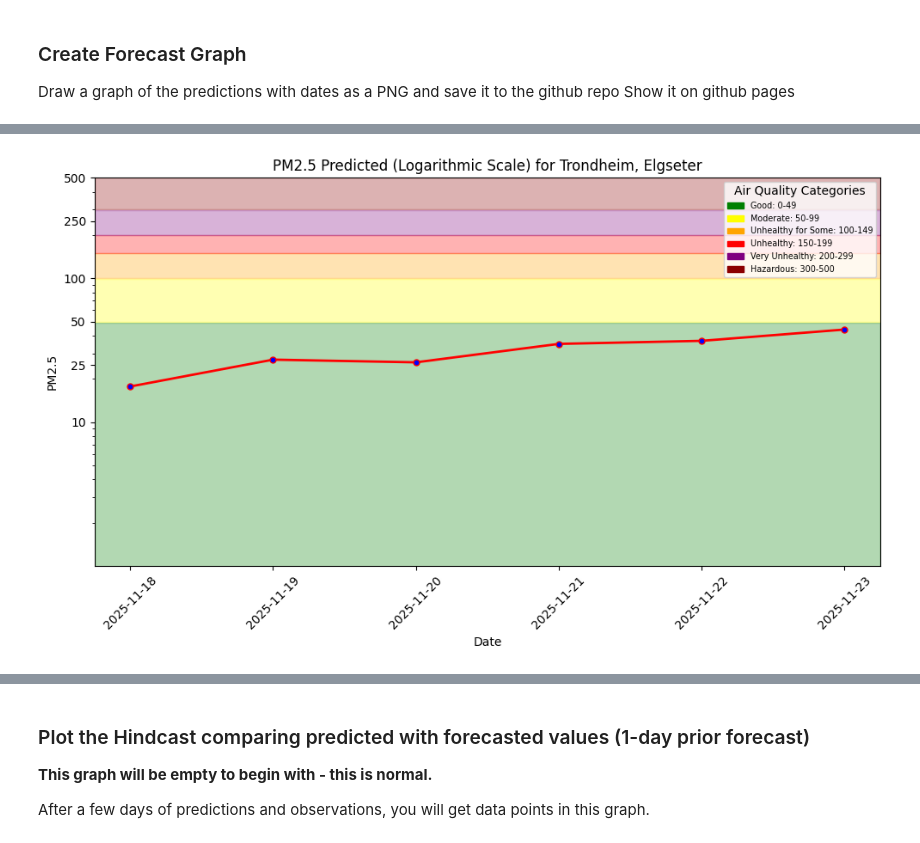
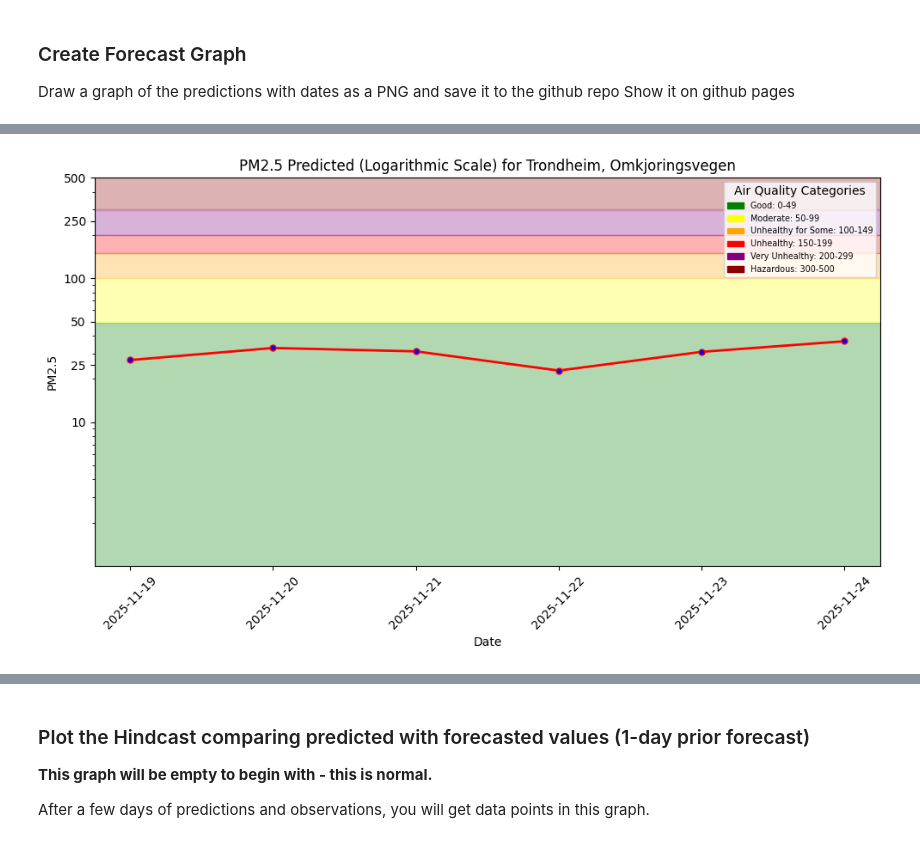
Before and after one commit to robertbroman/mlfs-book, a Jupyter notebook: notebooks/airquality/4_air_quality_batch_inference.ipynb, the cells around one changed output, grey strips where cells are left out. Cells and saved outputs as stored; diff of their text form; code cells hidden in the pictures.

```diff
--- a/notebooks/airquality/4_air_quality_batch_inference.ipynb
+++ b/notebooks/airquality/4_air_quality_batch_inference.ipynb
@@ -76,8 +76,28 @@ fs = project.get_feature_store()
 
 secrets = hopsworks.get_secrets_api()
 location_str = secrets.get_secret("SENSOR_LOCATION_JSON").value
-location = json.loads(location_str)
-country=location['country']
-city=location['city']
-street=location['street']
+#location = json.loads(location_str)
+#country=location['country']
+#city=location['city']
+#street=location['street']
+
+#Read location from locations.json file to initialize variables
+with open(f"{root_dir}\\notebooks\\airquality\\locations.json") as f:
+    locations = json.load(f)
+location = locations[1]
+
+aqicn_url = location["aqicn_url"]
+country = location["country"]
+city = location["city"]
+street = location["street"]
+
+# Read location from github actions environment variables if available
+if os.environ.get("AQICN_URL"):
+    aqicn_url = os.environ.get("AQICN_URL")
+if os.environ.get("CITY"):
+    city = os.environ.get("CITY")
+if os.environ.get("STREET"):
+    street = os.environ.get("STREET")
+if os.environ.get("COUNTRY"):
+    country = os.environ.get("COUNTRY")
 # %% [output]
@@ -94,8 +116,8 @@ Logged in to project, explore it here https://c.app.hopsworks.ai:443/p/1286331
 mr = project.get_model_registry()
 
 retrieved_model = mr.get_model(
-    name="air_quality_xgboost_model",
-    version=2,
+    name=f"air_quality_xgboost_model_{city}_{street}",
+    version=1,
 )
 
 fv = retrieved_model.get_feature_view()
@@ -112,7 +140,7 @@ Downloading model artifact (1 dirs, 3 files)... DONE
 # retrieved_xgboost_model = joblib.load(saved_model_dir + "/xgboost_regressor.pkl")
 retrieved_xgboost_model = XGBRegressor()
 
-retrieved_xgboost_model.load_model(saved_model_dir + "/model.json")
+retrieved_xgboost_model.load_model(saved_model_dir + f"/model_{city}_{street}.json")
 
 # Displaying the retrieved XGBoost regressor model
 retrieved_xgboost_model
@@ -157,7 +185,7 @@ air_quality_fg = fs.get_feature_group(
 
 yesterday = today - datetime.timedelta(days = 1)
 
-aq_today = air_quality_fg.filter(air_quality_fg.date >= yesterday).read()
+aq_today = air_quality_fg.filter((air_quality_fg.date >= yesterday) & (air_quality_fg.city == city) & (air_quality_fg.street == street)).read()
 
 batch_data.sort_values(by=['date'], inplace=True)
 batch_data.reset_index(drop=True, inplace=True)
@@ -264,7 +292,7 @@ Draw a graph of the predictions with dates as a PNG and save it to the github re
 Show it on github pages
 # %%
 
-pred_file_path = f"{root_dir}/docs/air-quality/assets/img/pm25_forecast.png"
+pred_file_path = f"{root_dir}/docs/air-quality/assets/img/pm25_forecast_{city}_{street}.png"
 plt = util.plot_air_quality_forecast(city, street, batch_data, pred_file_path)
 
 plt.show()
@@ -273,4 +300,4 @@ plt.show()
-[figure, old version]
+[figure, new version]
 # %%
 # Get or create feature group
 monitor_fg = fs.get_or_create_feature_group(
```
Also changed, not shown: parts of 14 cells of this notebook, 18 other files.
